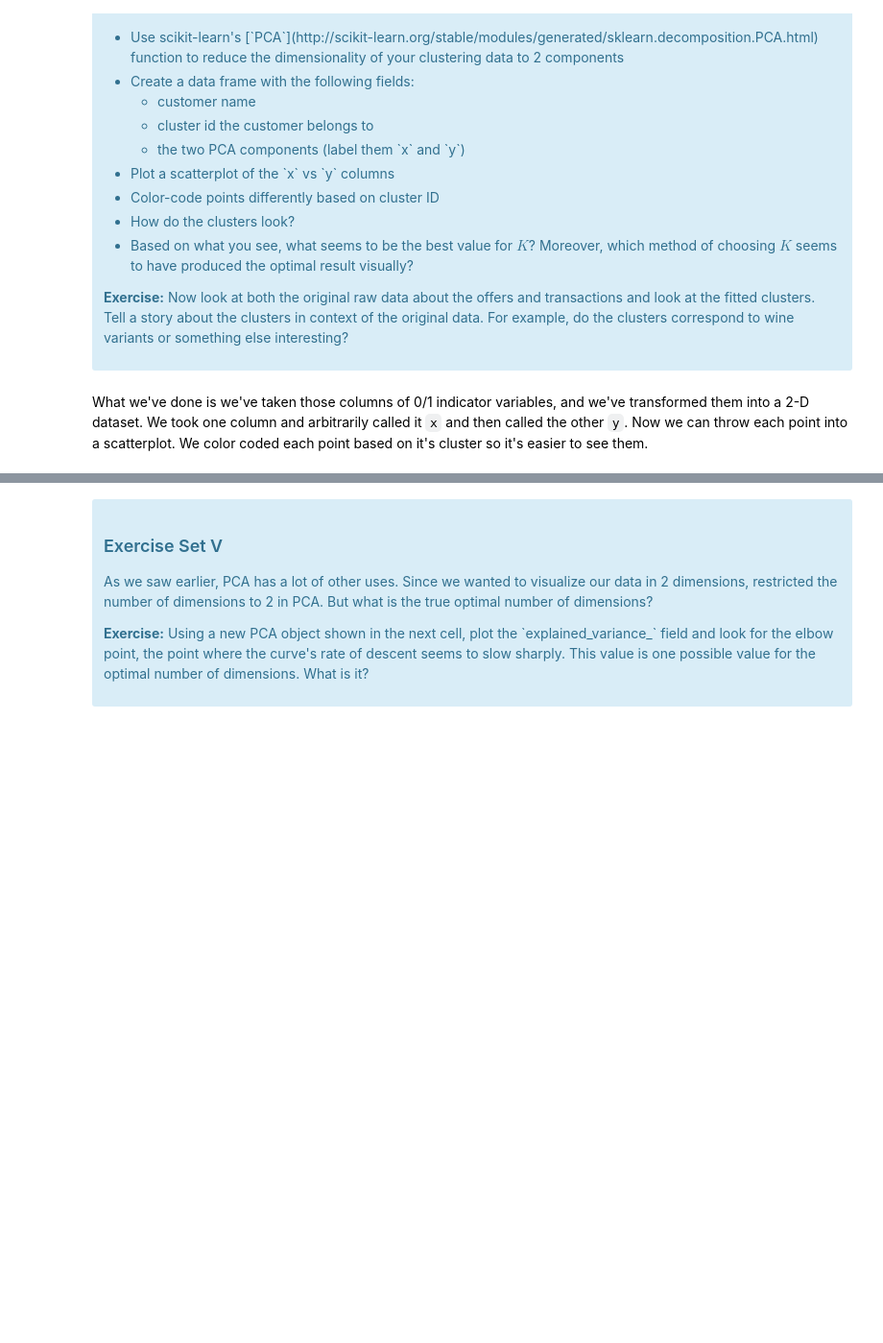
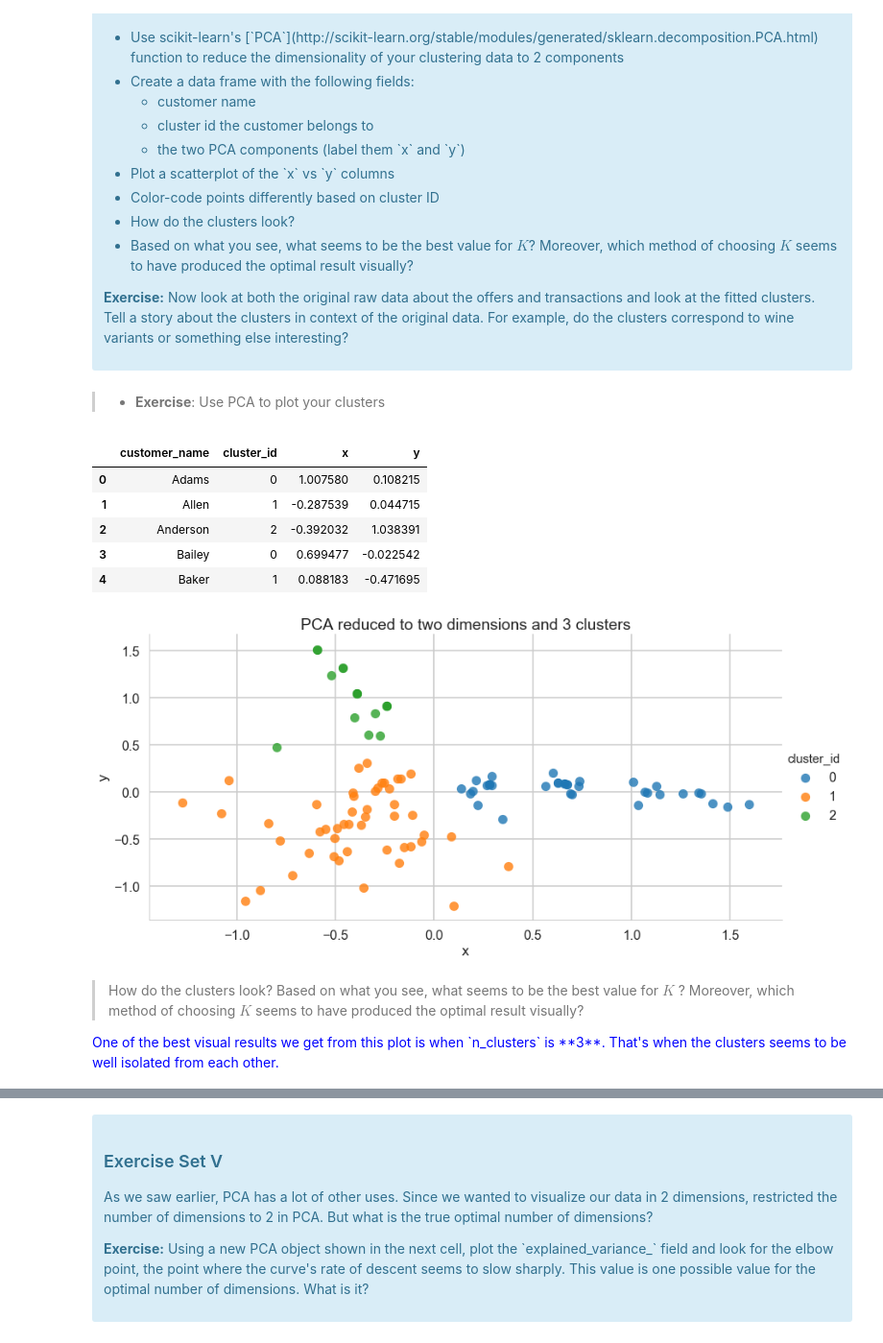
Before and after one commit to karlphillip/DataScience, a Jupyter notebook: Smaller Projects/clustering_customer_segmentation_ml/Mini_Project_Clustering.ipynb, the cells around one changed output, grey strips where cells are left out. Shown at 96% size. Drawn from its saved outputs; the diff is of its cells as text; code cells hidden in the pictures; blank space fills up the shorter version.

```diff
--- a/Smaller Projects/clustering_customer_segmentation_ml/Mini_Project_Clustering.ipynb
+++ b/Smaller Projects/clustering_customer_segmentation_ml/Mini_Project_Clustering.ipynb
@@ -330,2 +435,47 @@ This is only one use of PCA for dimension reduction. We can also use PCA when we
-# %% [markdown]
-What we've done is we've taken those columns of 0/1 indicator variables, and we've transformed them into a 2-D dataset. We took one column and arbitrarily called it `x` and then called the other `y`. Now we can throw each point into a scatterplot. We color coded each point based on it's cluster so it's easier to see them.
+# %% [markdown]
+> - **Exercise**: Use PCA to plot your clusters
+# %%
+# karl
+from sklearn.decomposition import PCA
+
+matrix_df = get_matrix()
+#display(matrix_df.head())
+
+# generate labels assuming N clusters
+N = 3
+model = KMeans(n_clusters=N)
+labels = model.fit_predict(matrix_df)
+
+# reduce the dimensionality of clustering data to 2 components
+pca = PCA(n_components=2)
+pca.fit(matrix_df)
+pca_features = pca.transform(matrix_df)
+
+# create output df
+out_df = pd.DataFrame()
+out_df['customer_name'] = df.pivot_table(index=['customer_name'], columns=['offer_id'], values='n').index
+out_df['cluster_id'] = labels
+out_df['x'] = pca_features[:,0]
+out_df['y'] = pca_features[:,1]
+
+display(out_df.head())
+
+# Draw scatter plot
+sns.lmplot(data=out_df, x='x', y='y', hue='cluster_id', fit_reg=False, legend=True, size=6, aspect=2)
+ax = plt.gca()
+ax.set_title('PCA reduced to two dimensions and ' + str(N) + ' clusters')
+plt.show()
+# %% [output]
+|  | customer_name | cluster_id | x | y |
+| 0 | Adams | 0 | 1.007580 | 0.108215 |
+| 1 | Allen | 1 | -0.287539 | 0.044715 |
+| 2 | Anderson | 2 | -0.392032 | 1.038391 |
+| 3 | Bailey | 0 | 0.699477 | -0.022542 |
+| 4 | Baker | 1 | 0.088183 | -0.471695 |
+[figure, added]
+# %% [markdown]
+> How do the clusters look? Based on what you see, what seems to be the best value for $K$ ? Moreover, which method of choosing $K$ seems to have produced the optimal result visually?
+
+<font color='blue'>
+One of the best visual results we get from this plot is when `n_clusters` is **3**. That's when the clusters seems to be well isolated from each other.
+</font>
```
Also changed, not shown: parts of 18 cells of this notebook.
